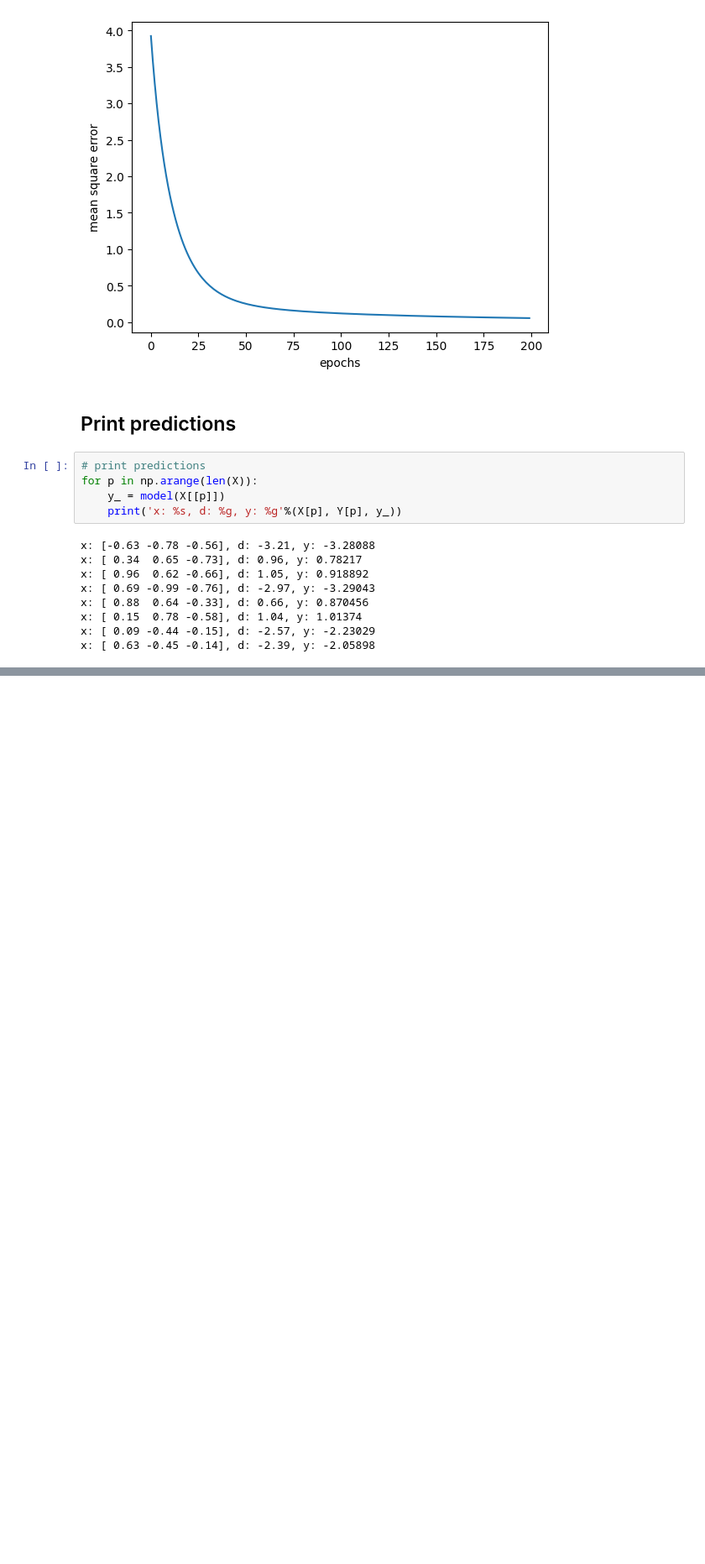
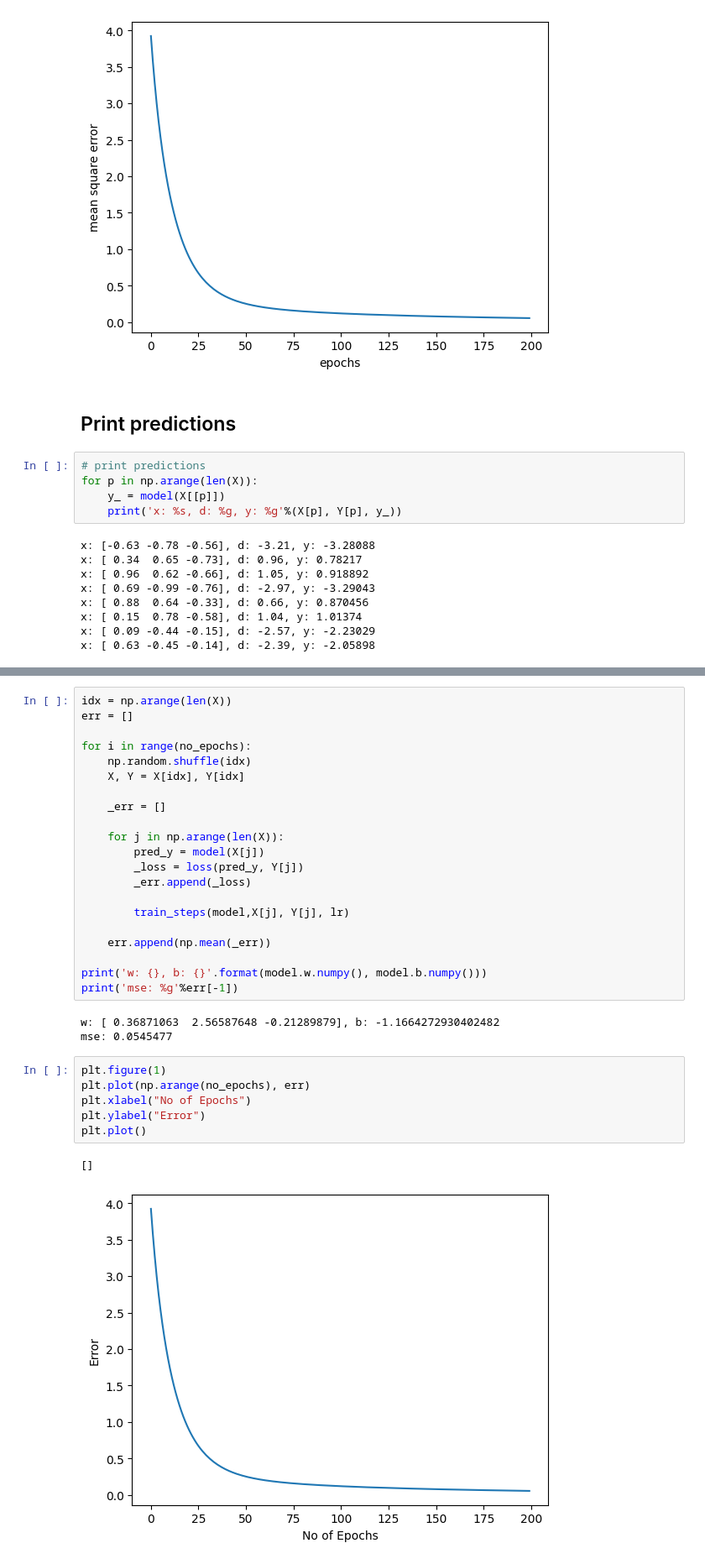
Before and after one commit to woonyee28/SC4001-Neural-Network-and-Deep-Learning, a Jupyter notebook: 2 - Regression and classification/t2q1a.ipynb, the cells around one changed output, grey strips where cells are left out. Shown: that part at 84% size. Drawn from its saved outputs; the diff is of its cells as text; blank space fills up the shorter version.

```diff
--- a/2 - Regression and classification/t2q1a.ipynb
+++ b/2 - Regression and classification/t2q1a.ipynb
@@ -141,0 +189,33 @@ x: [ 0.63 -0.45 -0.14], d: -2.39, y: -2.05898
+# %%
+idx = np.arange(len(X))
+err = []
+
+for i in range(no_epochs):
+    np.random.shuffle(idx)
+    X, Y = X[idx], Y[idx]
+
+    _err = []
+
+    for j in np.arange(len(X)):
+        pred_y = model(X[j])
+        _loss = loss(pred_y, Y[j])
+        _err.append(_loss)
+
+        train_steps(model,X[j], Y[j], lr)
+
+    err.append(np.mean(_err))
+
+print('w: {}, b: {}'.format(model.w.numpy(), model.b.numpy()))
+print('mse: %g'%err[-1])
+# %% [output]
+w: [ 0.36871063  2.56587648 -0.21289879], b: -1.1664272930402482
+mse: 0.0545477
+# %%
+plt.figure(1)
+plt.plot(np.arange(no_epochs), err)
+plt.xlabel("No of Epochs")
+plt.ylabel("Error")
+plt.plot()
+# %% [output]
+[]
+[figure, added]
```
Also changed, not shown: parts of 4 cells of this notebook, 9 other files.
